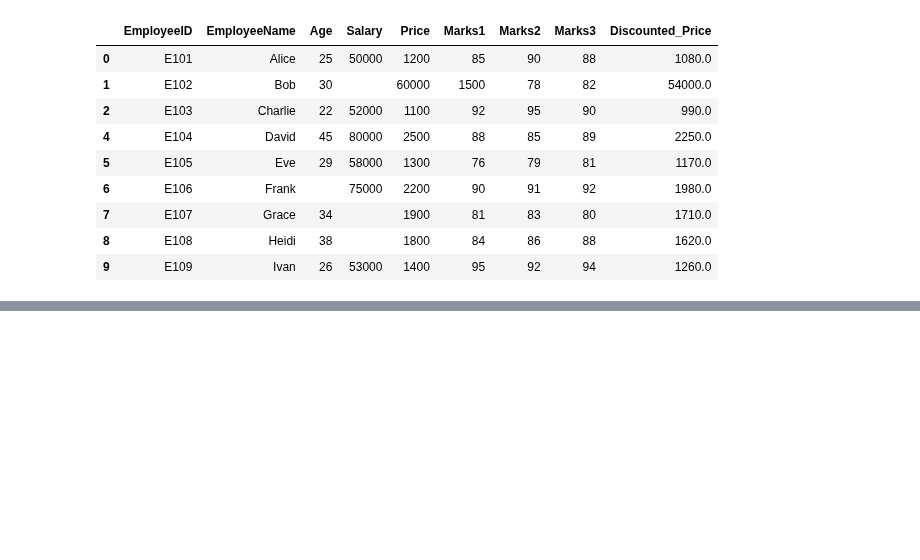
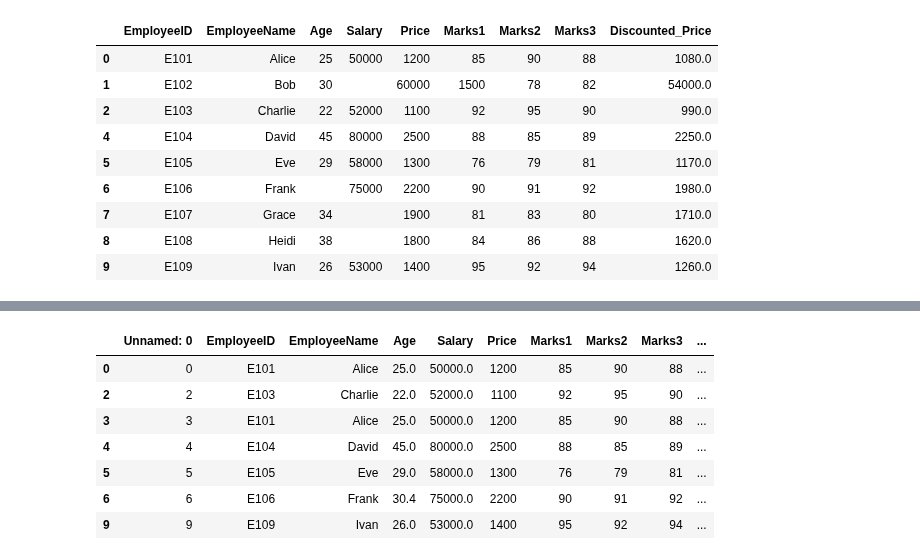
Before and after one commit to joyant-s-g-j/AI-ML-Practices, a Jupyter notebook: Practice_15_5.ipynb, the cells around one changed output, grey strips where cells are left out. Cells and saved outputs as stored; diff of their text form; code cells hidden in the pictures; blank space fills up the shorter version.

```diff
--- a/Practice_15_5.ipynb
+++ b/Practice_15_5.ipynb
@@ -75,0 +120,13 @@ df.drop_duplicates()
+# %%
+df = df.dropna(subset=['Salary'])
+
+df
+# %% [output]
+|  | Unnamed: 0 | EmployeeID | EmployeeName | Age | Salary | Price | Marks1 | Marks2 | Marks3 | ... |
+| 0 | 0 | E101 | Alice | 25.0 | 50000.0 | 1200 | 85 | 90 | 88 | ... |
+| 2 | 2 | E103 | Charlie | 22.0 | 52000.0 | 1100 | 92 | 95 | 90 | ... |
+| 3 | 3 | E101 | Alice | 25.0 | 50000.0 | 1200 | 85 | 90 | 88 | ... |
+| 4 | 4 | E104 | David | 45.0 | 80000.0 | 2500 | 88 | 85 | 89 | ... |
+| 5 | 5 | E105 | Eve | 29.0 | 58000.0 | 1300 | 76 | 79 | 81 | ... |
+| 6 | 6 | E106 | Frank | 30.4 | 75000.0 | 2200 | 90 | 91 | 92 | ... |
+| 9 | 9 | E109 | Ivan | 26.0 | 53000.0 | 1400 | 95 | 92 | 94 | ... |
```
Also changed, not shown: parts of 5 cells of this notebook.
